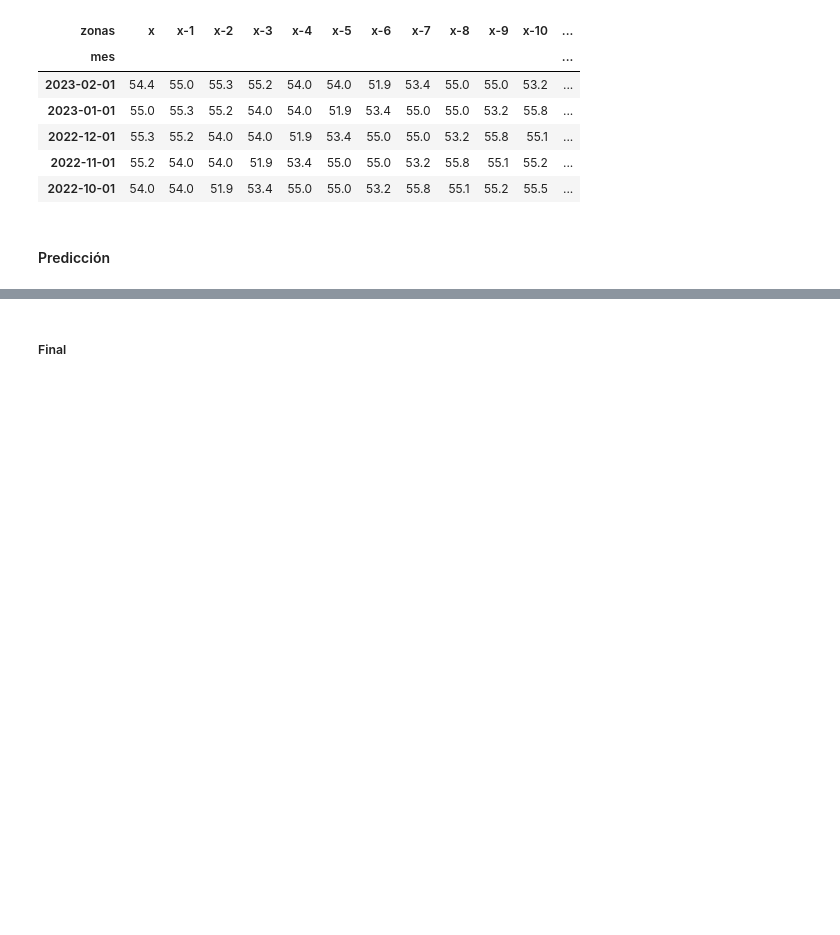
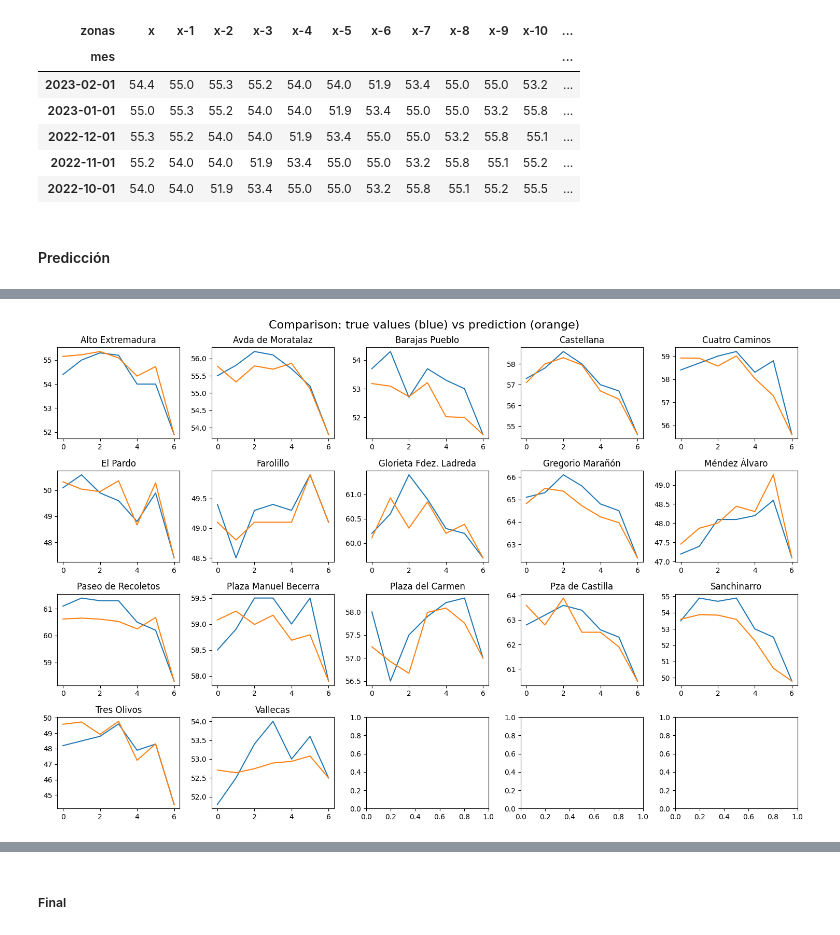
Before and after one commit to RogerPerello/Contaminacion_acustica, a Jupyter notebook: src/acoustics_ml(explorar).ipynb, the cells around one changed output, grey strips where cells are left out. Drawn from its saved outputs; the diff is of its cells as text; code cells hidden in the pictures; blank space fills up the shorter version.

```diff
--- a/src/acoustics_ml(explorar).ipynb
+++ b/src/acoustics_ml(explorar).ipynb
@@ -670,0 +683,17 @@ plt.show()
+# %%
+num_subplots = len(best_models_dict)
+num_rows = math.ceil(num_subplots / 5)
+fig, axs = plt.subplots(nrows=num_rows, ncols=5, figsize=(15,10))
+
+for i, (key, value) in enumerate(best_models_dict.items()):
+    row = i // 5
+    col = i % 5
+    axs[row, col].plot(dict_df[key]['x'].loc['2022-08-01':].values)
+    axs[row, col].plot(value[4])
+    axs[row, col].set_title(key)
+
+fig.suptitle('Comparison: true values (blue) vs prediction (orange)', fontsize=16)
+plt.tight_layout()
+plt.show()
+# %% [output]
+[figure, added]
```
Also changed, not shown: parts of 10 cells of this notebook, 3 other files.
